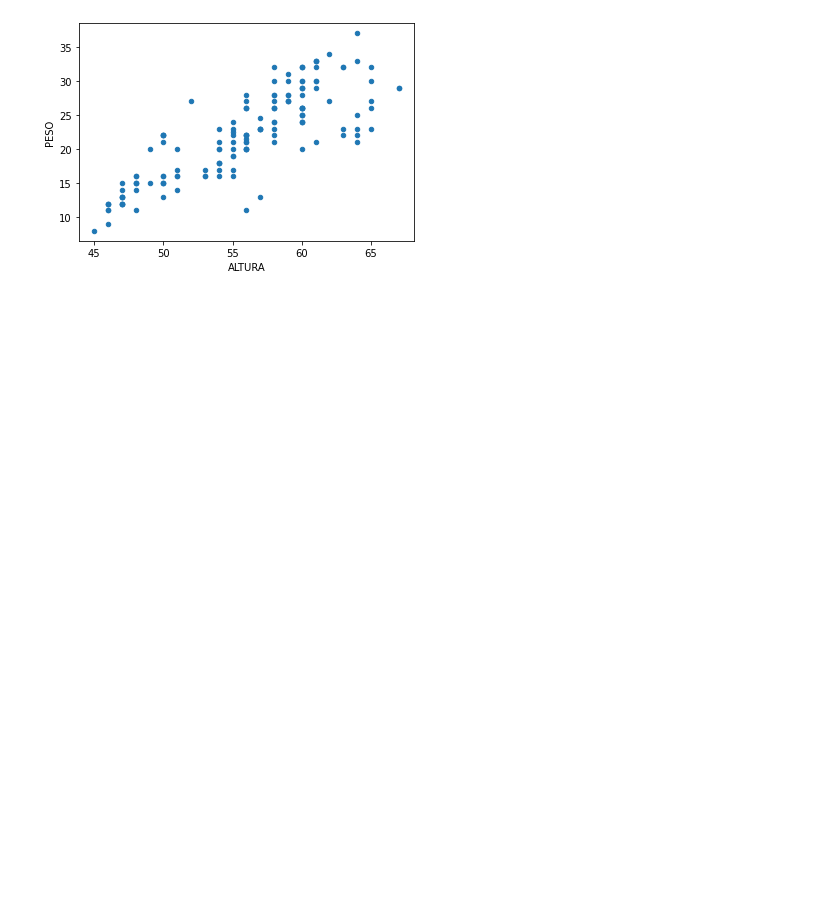
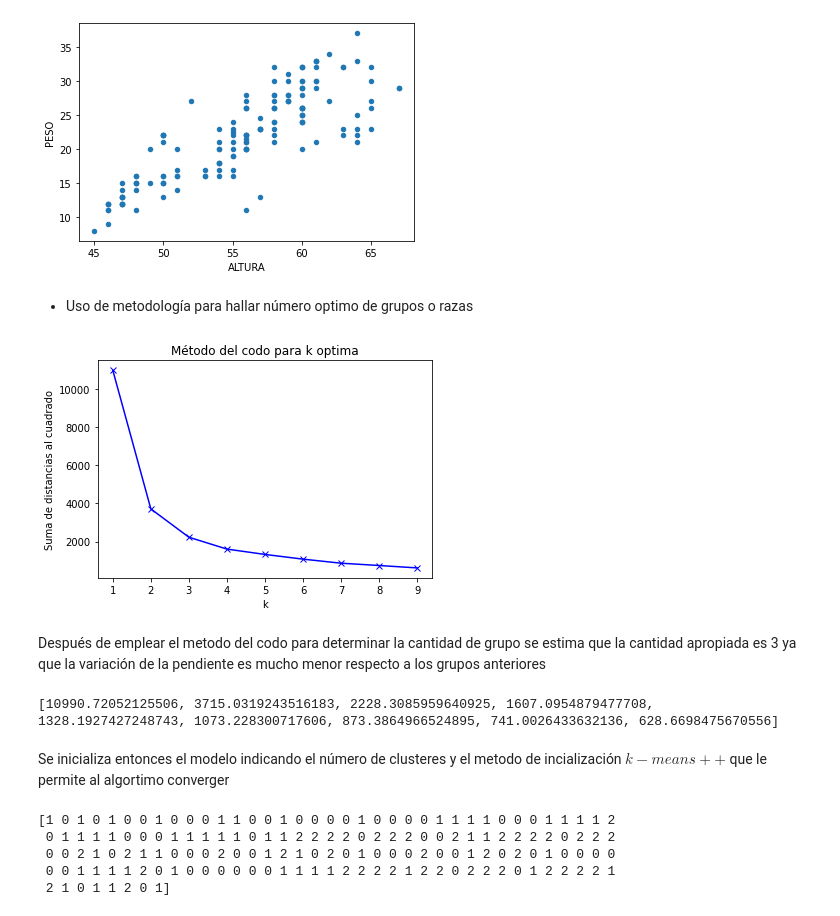
Before and after one commit to oscarjose9423/Modelling, a Jupyter notebook: Modelado.ipynb, the cells around one changed output. Saved outputs shown, nothing was run; the diff lists cells and outputs as text; code cells hidden in the pictures; blank space fills up the shorter version.

```diff
--- a/Modelado.ipynb
+++ b/Modelado.ipynb
@@ -299,3 +424,46 @@ ovejos.plot(kind="scatter", x = 'ALTURA', y = "PESO")
 plt.show()
 # %% [output]
 [figure]
+# %%
+X = ovejos[['ALTURA','PESO']]
+# %% [markdown]
+* Uso de metodología para hallar número optimo de grupos o razas
+# %%
+Sum_of_squared_distances = []
+K = range(1,10)
+for k in K:
+    km = KMeans(n_clusters=k)
+    km = km.fit(X)
+    Sum_of_squared_distances.append(km.inertia_)
+
+plt.plot(K, Sum_of_squared_distances, 'bx-')
+plt.xlabel('k')
+plt.ylabel('Suma de distancias al cuadrado')
+plt.title('Método del codo para k optima')
+plt.show()
+# %% [output]
+[figure, added]
+# %% [markdown]
+Después de emplear el metodo del codo para determinar la cantidad de grupo se estima que la cantidad apropiada es 3 ya que la variación de la pendiente es mucho menor respecto a los grupos anteriores
+# %%
+k_means_cluster_centers = k_means.cluster_centers_
+k_means_cluster_centers
+Sum_of_squared_distances.sort # Distancia mínima para 9 clusters
+print(Sum_of_squared_distances)
+# %% [output]
+[10990.72052125506, 3715.0319243516183, 2228.3085959640925, 1607.0954879477708, 1328.1927427248743, 1073.228300717606, 873.3864966524895, 741.0026433632136, 628.6698475670556]
+# %% [markdown]
+Se inicializa entonces el modelo indicando el número de clusteres y el metodo de incialización $k-means++$ que le permite al algortimo converger
+# %%
+k_means = KMeans(init = "k-means++", n_clusters = 3, n_init = 12)
+k_means.fit(X)
+
+# Etiquetas de clasificación
+raza_ovejo = k_means.labels_
+print(raza_ovejo)
+# %% [output]
+[1 0 1 0 1 0 0 1 0 0 0 1 1 0 0 1 0 0 0 0 1 0 0 0 0 1 1 1 1 0 0 0 1 1 1 1 2
+ 0 1 1 1 1 0 0 0 1 1 1 1 1 0 1 1 2 2 2 2 0 2 2 2 0 0 2 1 1 2 2 2 2 0 2 2 2
+ 0 0 2 1 0 2 1 1 0 0 0 2 0 0 1 2 1 0 2 0 1 0 0 0 2 0 0 1 2 0 2 0 1 0 0 0 0
+ 0 0 1 1 1 1 2 0 1 0 0 0 0 0 0 1 1 1 1 2 2 2 2 1 2 2 0 2 2 2 0 1 2 2 2 2 1
+ 2 1 0 1 1 2 0 1]
```
Also changed, not shown: parts of 25 cells of this notebook.
